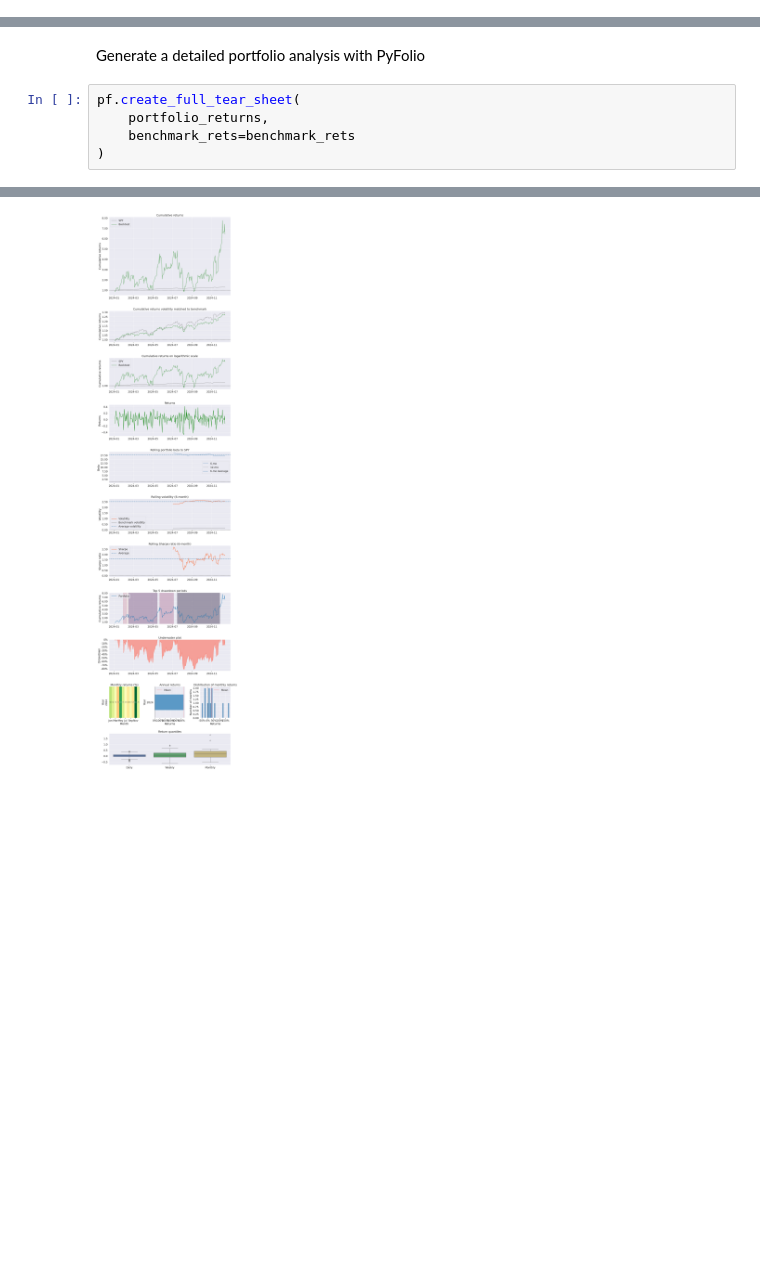
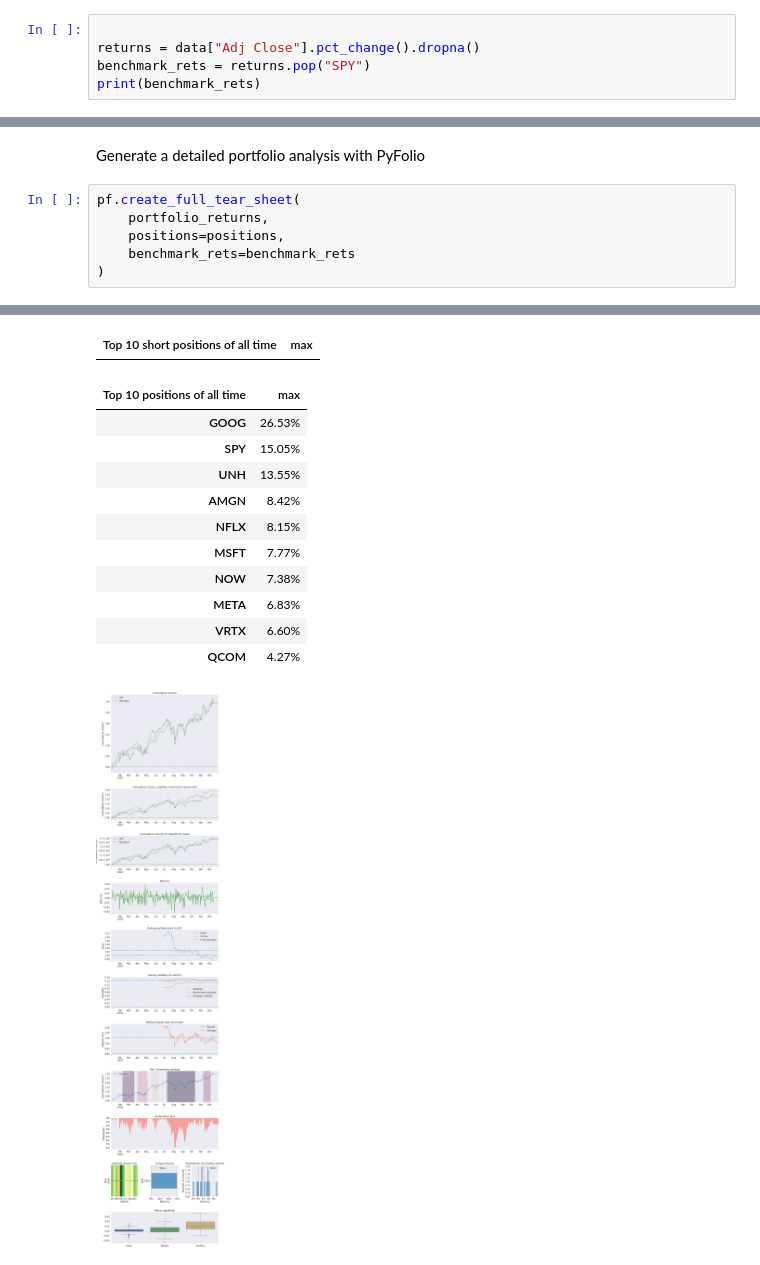
Before and after one commit to alindsilva/algotrading, a Jupyter notebook: 09. Assess Backtest Risk and Performance Metrics with Pyfolio/09f_analyze_portfolio_performance_with_pyfolio.ipynb, the cells around one changed output, grey strips where cells are left out. Saved outputs shown, nothing was run; the diff lists cells and outputs as text; blank space fills up the shorter version.

Commit message:
Updated the code to work defined portfolio assuming all positions held during start and end period

```diff
--- a/09. Assess Backtest Risk and Performance Metrics with Pyfolio/09f_analyze_portfolio_performance_with_pyfolio.ipynb
+++ b/09. Assess Backtest Risk and Performance Metrics with Pyfolio/09f_analyze_portfolio_performance_with_pyfolio.ipynb
@@ -63,0 +108,5 @@ display(positions)
+# %%
+
+returns = data["Adj Close"].pct_change().dropna()
+benchmark_rets = returns.pop("SPY")
+print(benchmark_rets)
@@ -66,6 +128,7 @@ Generate a detailed portfolio analysis with PyFolio
 # %%
 pf.create_full_tear_sheet(
     portfolio_returns,
+    positions=positions,
     benchmark_rets=benchmark_rets
 )
 # %% [output]
@@ -99 +174,13 @@ pf.create_full_tear_sheet(
+| Top 10 short positions of all time | max |
+| Top 10 positions of all time | max |
+| GOOG | 26.53% |
+| SPY | 15.05% |
+| UNH | 13.55% |
+| AMGN | 8.42% |
+| NFLX | 8.15% |
+| MSFT | 7.77% |
+| NOW | 7.38% |
+| META | 6.83% |
+| VRTX | 6.60% |
+| QCOM | 4.27% |
-[figure, old version]
+[figure, new version]
```
Also changed, not shown: parts of 5 cells of this notebook.
